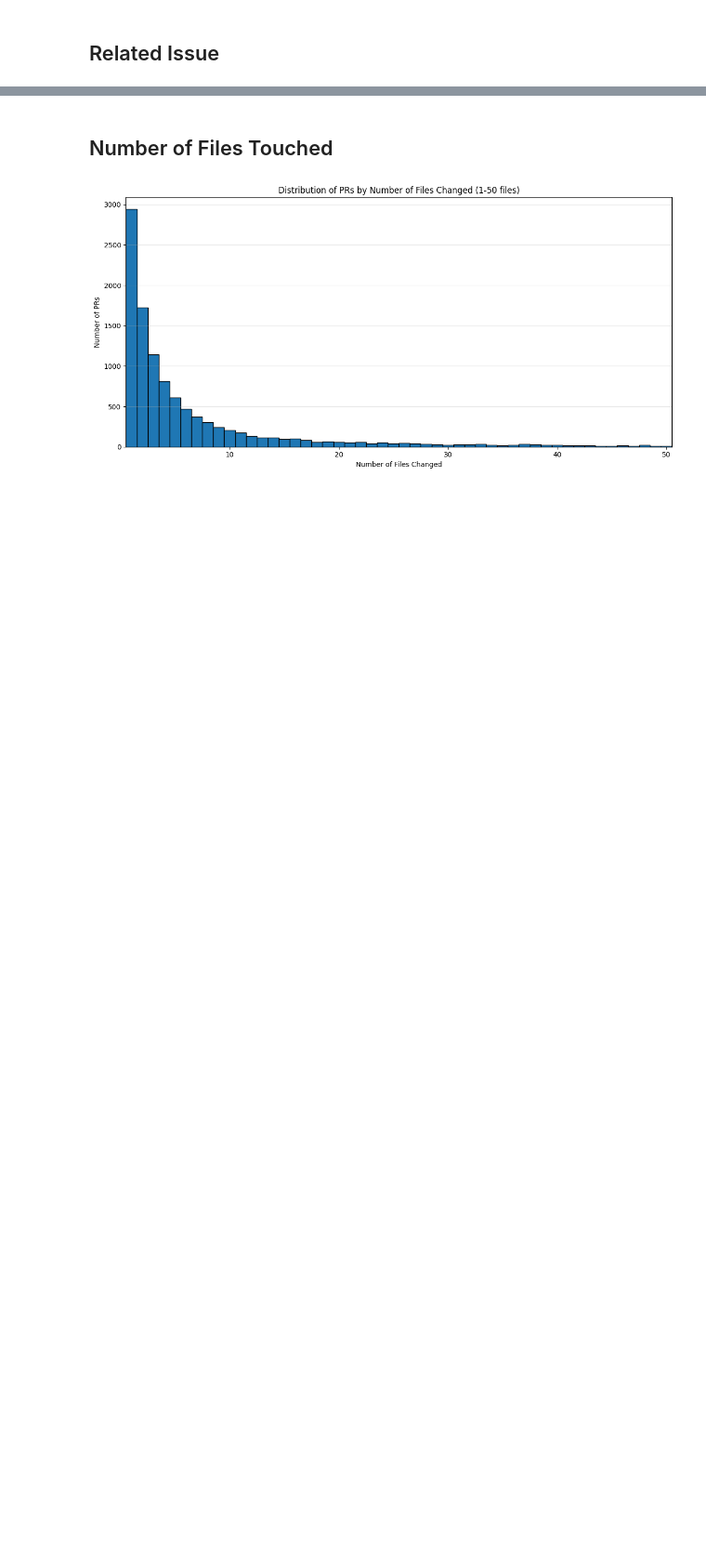
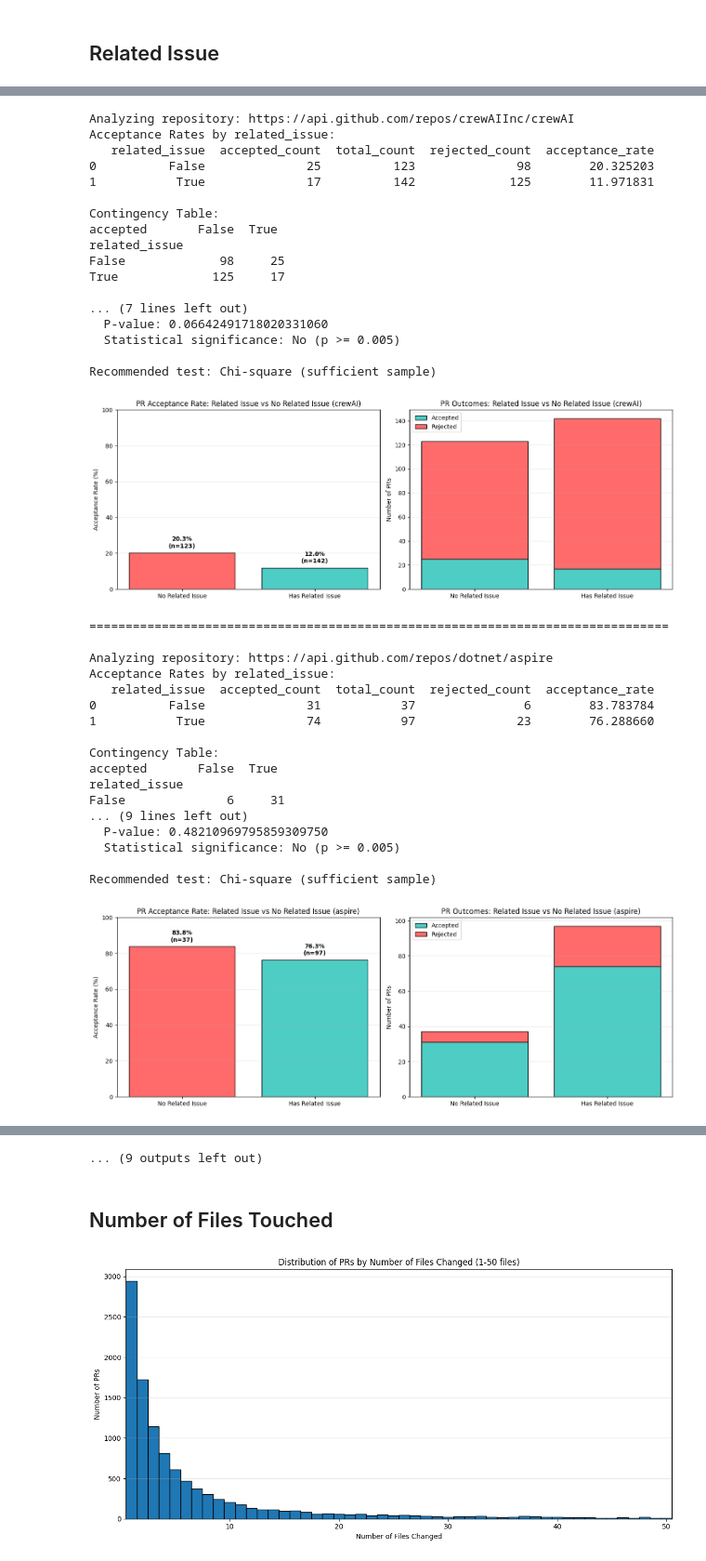
Before and after one commit to davejjwilliams/pr-acceptability, a Jupyter notebook: exploring_factors.ipynb, the cells around one changed output, grey strips where cells are left out. Shown at 93% size. Saved outputs shown, nothing was run; the diff lists cells and outputs as text; code cells hidden in the pictures; blank space fills up the shorter version.

Commit message:
Analysis of related issues and touching tests per top 10 repos

```diff
--- a/exploring_factors.ipynb
+++ b/exploring_factors.ipynb
@@ -39,0 +65,3 @@ Number of rejected PRs: 3821
+# %%
+top_10_repos_by_related_issues = related_issues_by_repo['repo_url'].tolist()
+top_10_repos_by_related_issues
@@ -61,7 +100,7 @@ def analyze_boolean_factor(df, column_name, label_false='False', label_true='Tru
     --------
     dict : Contains chi2 statistic, p-value, and contingency data
     """
-    from scipy.stats import chi2_contingency
+    from scipy.stats import chi2_contingency, fisher_exact
 
     # Create contingency table
     contingency_data = df.groupby(column_name).agg({
@@ -82,11 +121,27 @@ def analyze_boolean_factor(df, column_name, label_false='False', label_true='Tru
     print(contingency_table)
     print()
 
-    chi2, p_value, dof, expected = chi2_contingency(contingency_table)
+    chi2, p_value_chi2, dof, expected = chi2_contingency(contingency_table)
     print(f"Chi-square statistic: {chi2:.4f}")
-    print(f"P-value: {p_value:.20f}")
+    print(f"Chi-square p-value: {p_value_chi2:.20f}")
     print(f"Degrees of freedom: {dof}")
-    print(f"Statistical significance: {'Yes (p < 0.005)' if p_value < 0.005 else 'No (p >= 0.005)'}")
+
+    # Check if any expected frequency is < 5
+    min_expected = expected.min()
+    print(f"Minimum expected frequency: {min_expected:.2f}")
+    if min_expected < 5:
+        print("WARNING: Chi-square may not be appropriate (expected frequency < 5)")
+    print()
+
+    # Perform Fisher's exact test
+    # Convert contingency table to 2x2 array
+    table_array = contingency_table.values
+    odds_ratio, p_value_fisher = fisher_exact(table_array, alternative='two-sided')
+    print(f"Fisher's exact test:")
+    print(f"  Odds ratio: {odds_ratio:.4f}")
+    print(f"  P-value: {p_value_fisher:.20f}")
+    print(f"  Statistical significance: {'Yes (p < 0.005)' if p_value_fisher < 0.005 else 'No (p >= 0.005)'}")
+    print(f"\nRecommended test: {'Fisher (small sample)' if min_expected < 5 else 'Chi-square (sufficient sample)'}")
     print()
 
     # Visualize the comparison
@@ -131,7 +186,10 @@ def analyze_boolean_factor(df, column_name, label_false='False', label_true='Tru
 
     return {
         'chi2': chi2,
-        'p_value': p_value,
+        'p_value_chi2': p_value_chi2,
         'dof': dof,
+        'odds_ratio': odds_ratio,
+        'p_value_fisher': p_value_fisher,
+        'min_expected_freq': min_expected,
         'contingency_data': contingency_data
     }
@@ -164,0 +229,46 @@ Statistical significance: Yes (p < 0.005)
+# %%
+for repo in top_10_repos_by_related_issues:
+    print(f"Analyzing repository: {repo}")
+    repo_df = pr_df[pr_df['repo_url'] == repo]
+    analyze_boolean_factor(repo_df, 'related_issue',
+                          label_false='No Related Issue',
+                          label_true='Has Related Issue',
+                          title_suffix=f'Related Issue vs No Related Issue ({repo.split("/")[-1]})')
+    print("\n" + "="*80 + "\n")
+# %% [output]
+Analyzing repository: https://api.github.com/repos/crewAIInc/crewAI
+Acceptance Rates by related_issue:
+   related_issue  accepted_count  total_count  rejected_count  acceptance_rate
+0          False              25          123              98        20.325203
+1           True              17          142             125        11.971831
+
+Contingency Table:
+accepted       False  True
+related_issue
+False             98     25
+True             125     17
+
+... (7 lines left out)
+  P-value: 0.06642491718020331060
+  Statistical significance: No (p >= 0.005)
+
+Recommended test: Chi-square (sufficient sample)
+[figure, added]
+================================================================================
+
+Analyzing repository: https://api.github.com/repos/dotnet/aspire
+Acceptance Rates by related_issue:
+   related_issue  accepted_count  total_count  rejected_count  acceptance_rate
+0          False              31           37               6        83.783784
+1           True              74           97              23        76.288660
+
+Contingency Table:
+accepted       False  True
+related_issue
+False              6     31
+... (9 lines left out)
+  P-value: 0.48210969795859309750
+  Statistical significance: No (p >= 0.005)
+
+Recommended test: Chi-square (sufficient sample)
+[figure, added]
@@ -165,3 +347,4 @@ Statistical significance: Yes (p < 0.005)
+... (9 outputs left out)
 # %% [markdown]
 ## Number of Files Touched
 # %%
```
Also changed, not shown: parts of 18 cells of this notebook.
